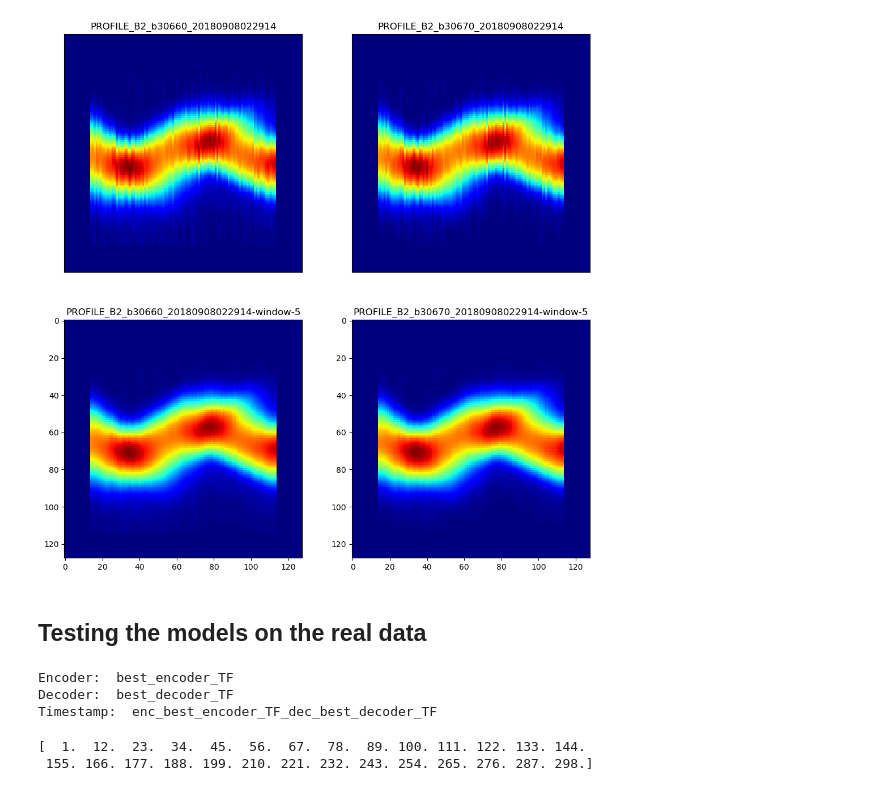
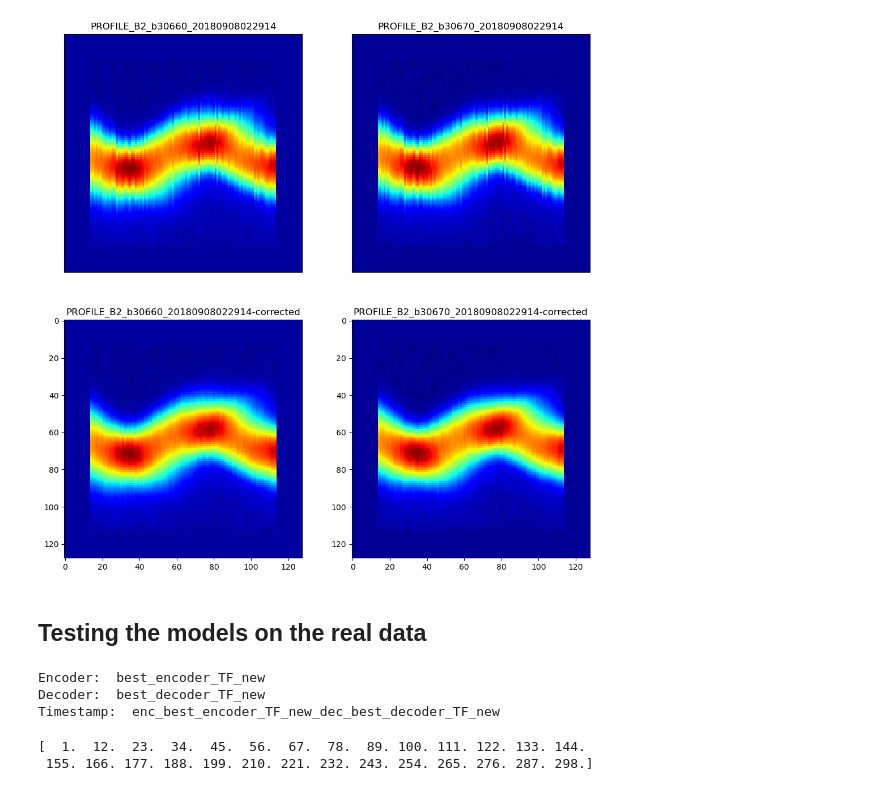
Before and after one commit to kiliakis/tomography_ML, a Jupyter notebook: evaluate_real_data.ipynb, the cells around one changed output. Cells and saved outputs as stored; diff of their text form; code cells hidden in the pictures.

```diff
--- a/evaluate_real_data.ipynb
+++ b/evaluate_real_data.ipynb
@@ -21,7 +21,8 @@ from utils import minmax_normalize_param, unnormalize_params
 from models import encoderDecoderModel
 
 # some initializations
-data_dir = './tomo_data/REAL_DATA_Run2'
+# data_dir = './tomo_data/REAL_DATA_Run2'
+data_dir = './tomo_data/REAL_DATA_Run2_2'
 
 IMG_OUTPUT_SIZE = 128
 latent_dim = 7  # 6 + the new VrfSPS
@@ -43,6 +44,6 @@ var_names = ['phEr', 'enEr', 'bl','inten', 'Vrf', 'mu', 'VrfSPS']
 loss_weights = [0, 1, 2, 3, 4, 5, 6]
 
 # enc_timestamp = get_best_model_timestamp('./trials', model='enc')
-enc_timestamp = 'best_encoder_TF'
-dec_timestamp = 'best_decoder_TF'
+enc_timestamp = 'best_encoder_TF_new'
+dec_timestamp = 'best_decoder_TF_new'
 # %% [output]
@@ -58,23 +59,18 @@ To enable them in other operations, rebuild TensorFlow with the appropriate comp
 
 wf_test_orig, wf_id, bunch_profiles_orig = real_files_to_tensors(data_dir,
                                                                  Ib=Ib,
-                                                                 T_normFactor=T_normFactor)
+                                                                 T_normFactor=T_normFactor,
+                                                                 corrTriggerOffset=False)
 print(wf_test_orig.shape)
 print(bunch_profiles_orig.shape)
 print('Max value in wf: ', np.max(wf_test_orig))
 print('Min value in wf: ', np.min(wf_test_orig))
 
-# Smoothen the input data
-window = 5
-wf_test = np.copy(wf_test_orig)
-wf_test = wf_test.reshape(-1, IMG_OUTPUT_SIZE, IMG_OUTPUT_SIZE)
-for i in range(len(wf_test)):
-    wf_test[i] = window_mean(wf_test[i], W=window, axis=0, zeropad=zeropad)
-
-bunch_profiles = np.copy(bunch_profiles_orig)
-bunch_profiles = bunch_profiles.reshape(-1, IMG_OUTPUT_SIZE, bunch_profiles_orig.shape[2])
-for i in range(len(bunch_profiles)):
-    bunch_profiles[i] = window_mean(bunch_profiles[i], W=window, axis=0, zeropad=zeropad)
+# Correct the input data
+wf_test, _, bunch_profiles = real_files_to_tensors(data_dir,
+                                                   Ib=Ib,
+                                                   T_normFactor=T_normFactor,
+                                                   corrTriggerOffset=True)
 # %% [output]
 (48, 128, 128, 1)
 (48, 128, 326, 1)
@@ -118,36 +114,31 @@ To enable them in other operations, rebuild TensorFlow with the appropriate comp
 # %%
 
 
 nrows = 2
 # Get nrows * nrows random images
 sample = np.random.choice(np.arange(len(wf_test_orig)),
                           size=nrows, replace=False)
 
 samples_X = tf.gather(wf_test_orig, sample)
+samples_X_corrected = tf.gather(wf_test, sample)
 
 # Create 3x3 grid of figures
 fig, axes = plt.subplots(ncols=nrows, nrows=nrows, figsize=(12, 12))
 axes = np.ravel(axes)
 # for i in range(len(axes)):
 for i in range(len(sample)):
     ax = axes[i]
     ax.set_xticks([])
     ax.set_yticks([])
     ax.imshow(samples_X[i], cmap='jet')
     ax.set_title(f'{wf_id[i]}')
 
     ax = axes[i+2]
     # show the image
-    window = 5
-    averaged = window_mean(samples_X[i].numpy().reshape(128, 128), window, axis=0)
-    ax.imshow(averaged, cmap='jet')
-    ax.set_title(f'{wf_id[i]}-window-{window}')
-
-    # print(averaged.shape)
-    # break
-    # Set the label
+    ax.imshow(samples_X_corrected[i], cmap='jet')
+    ax.set_title(f'{wf_id[i]}-corrected')
 # %% [output]
-[figure, old version]
+[figure, new version]
 # %% [markdown]
 ## Testing the models on the real data
 # %%
@@ -174,10 +165,13 @@ os.makedirs(plots_dir, exist_ok=True)
 
 encDec = encoderDecoderModel(enc_weights_dir, dec_weights_dir,
  loss_weights=loss_weights)
+
+# for model in (encDec.encoder.model):
+#     print(model.summary())
 # %% [output]
-Encoder:  best_encoder_TF
-Decoder:  best_decoder_TF
-Timestamp:  enc_best_encoder_TF_dec_best_decoder_TF
+Encoder:  best_encoder_TF_new
+Decoder:  best_decoder_TF_new
+Timestamp:  enc_best_encoder_TF_new_dec_best_decoder_TF_new
 # %%
 # normalize the turns
 # select a number of turns (31)
```
Also changed, not shown: parts of 13 cells of this notebook, 14 other files.
